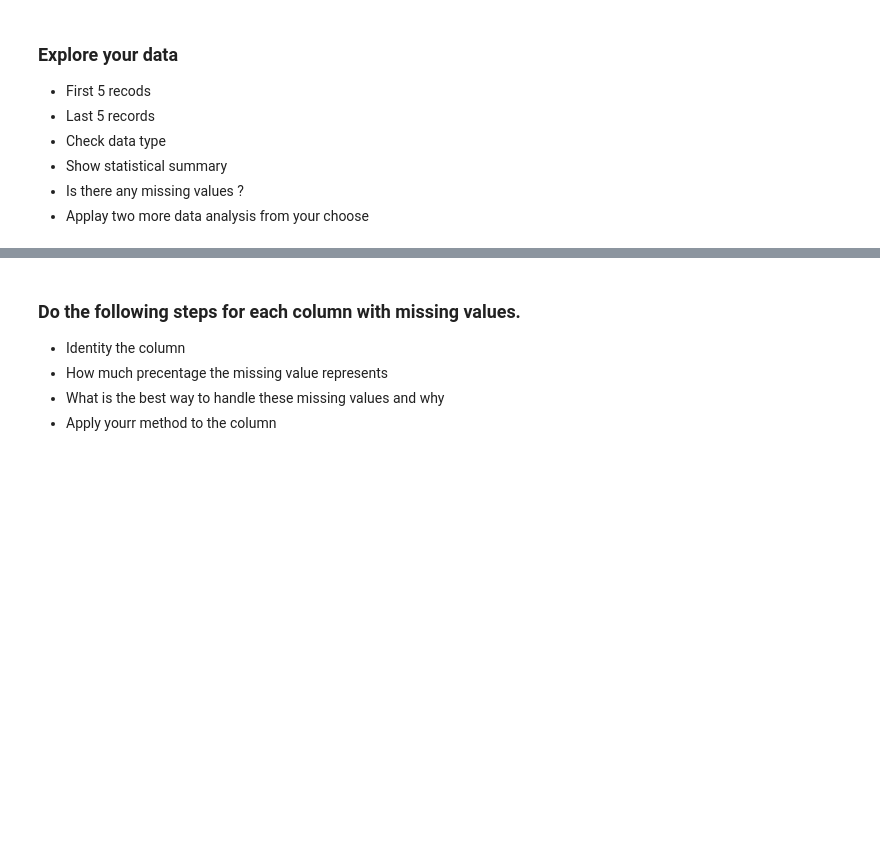
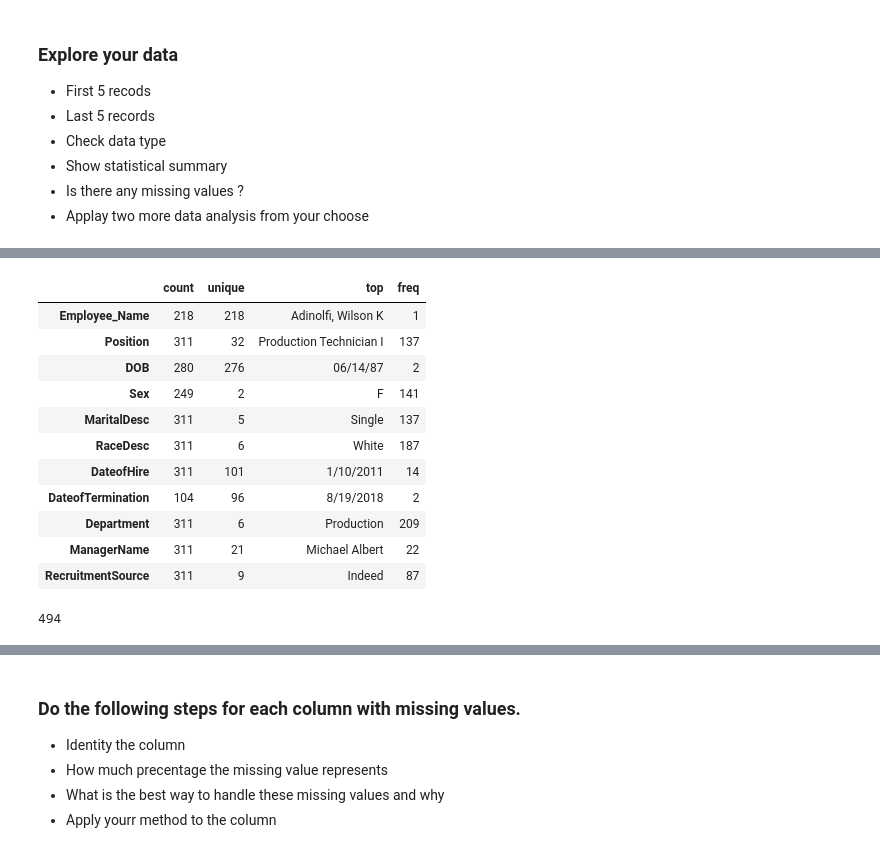
Before and after one commit to Tuwaiq-Data-Science-Bootcamp-V2/MissingData-Lab1, a Jupyter notebook: Missing Values Assignment .ipynb, the cells around one changed output, grey strips where cells are left out. Cells and saved outputs as stored; diff of their text form; code cells hidden in the pictures; blank space fills up the shorter version.

```diff
--- a/Missing Values Assignment .ipynb
+++ b/Missing Values Assignment .ipynb
@@ -13,0 +76,19 @@
+# %%
+Data.describe(exclude='number').T
+# %% [output]
+|  | count | unique | top | freq |
+| Employee_Name | 218 | 218 | Adinolfi, Wilson K | 1 |
+| Position | 311 | 32 | Production Technician I | 137 |
+| DOB | 280 | 276 | 06/14/87 | 2 |
+| Sex | 249 | 2 | F | 141 |
+| MaritalDesc | 311 | 5 | Single | 137 |
+| RaceDesc | 311 | 6 | White | 187 |
+| DateofHire | 311 | 101 | 1/10/2011 | 14 |
+| DateofTermination | 104 | 96 | 8/19/2018 | 2 |
+| Department | 311 | 6 | Production | 209 |
+| ManagerName | 311 | 21 | Michael Albert | 22 |
+| RecruitmentSource | 311 | 9 | Indeed | 87 |
+# %%
+Data.isna().sum().sum()
+# %% [output]
+494
```
Also changed, not shown: parts of 44 cells of this notebook.
